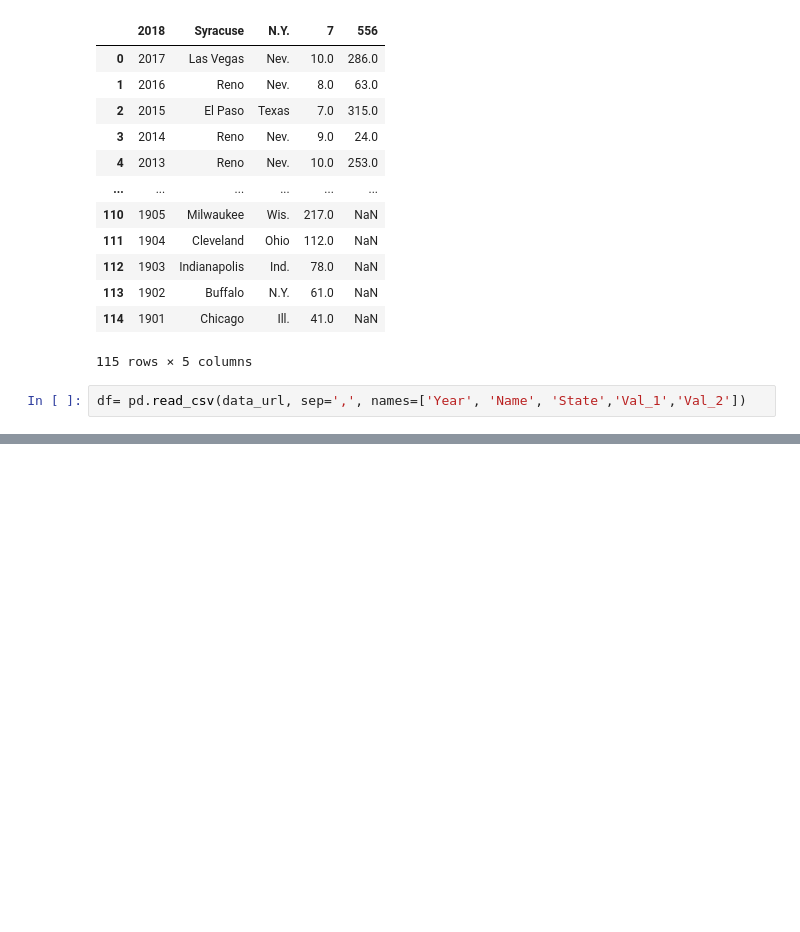
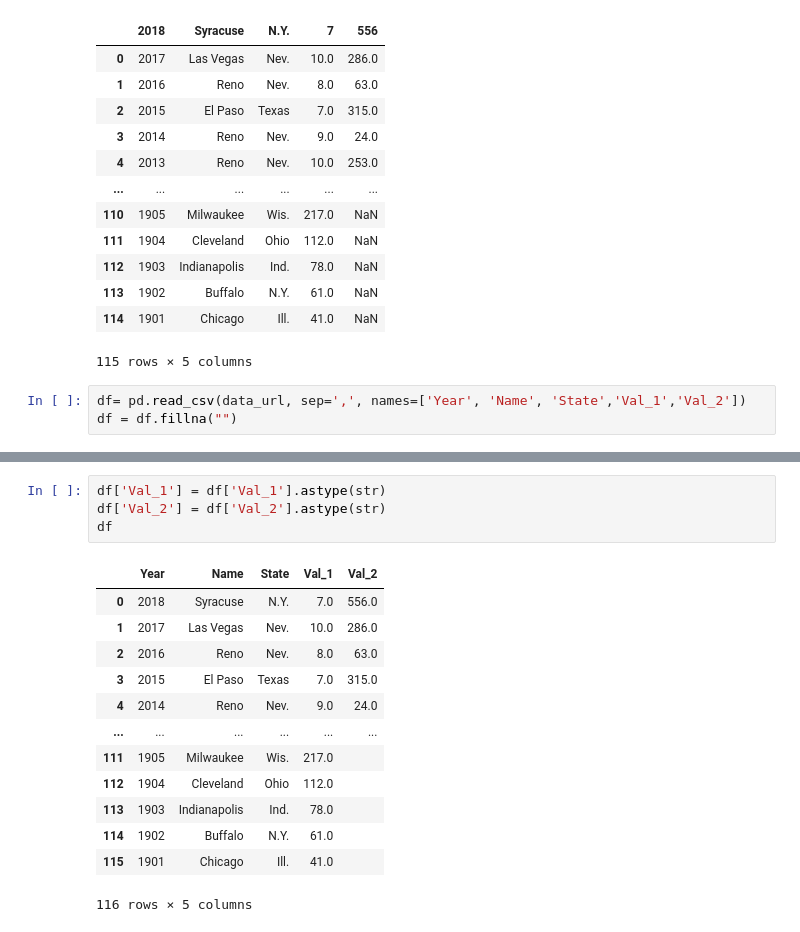
Before and after one commit to shrpatil/Intro-to-Data-Science, a Jupyter notebook: Week04/lab2_apply.ipynb, the cells around one changed output, grey strips where cells are left out. Drawn from its saved outputs; the diff is of its cells as text; blank space fills up the shorter version.

```diff
--- a/Week04/lab2_apply.ipynb
+++ b/Week04/lab2_apply.ipynb
@@ -30,3 +30,4 @@ df
 115 rows × 5 columns
 # %%
 df= pd.read_csv(data_url, sep=',', names=['Year', 'Name', 'State','Val_1','Val_2'])
+df = df.fillna("")
@@ -32,0 +44,18 @@ df= pd.read_csv(data_url, sep=',', names=['Year', 'Name', 'State','Val_1','Val_2
+# %%
+df['Val_1'] = df['Val_1'].astype(str)
+df['Val_2'] = df['Val_2'].astype(str)
+df
+# %% [output]
+|  | Year | Name | State | Val_1 | Val_2 |
+| 0 | 2018 | Syracuse | N.Y. | 7.0 | 556.0 |
+| 1 | 2017 | Las Vegas | Nev. | 10.0 | 286.0 |
+| 2 | 2016 | Reno | Nev. | 8.0 | 63.0 |
+| 3 | 2015 | El Paso | Texas | 7.0 | 315.0 |
+| 4 | 2014 | Reno | Nev. | 9.0 | 24.0 |
+| ... | ... | ... | ... | ... | ... |
+| 111 | 1905 | Milwaukee | Wis. | 217.0 |  |
+| 112 | 1904 | Cleveland | Ohio | 112.0 |  |
+| 113 | 1903 | Indianapolis | Ind. | 78.0 |  |
+| 114 | 1902 | Buffalo | N.Y. | 61.0 |  |
+| 115 | 1901 | Chicago | Ill. | 41.0 |  |
+116 rows × 5 columns
```
Also changed, not shown: parts of 7 cells of this notebook, 1 other file.
